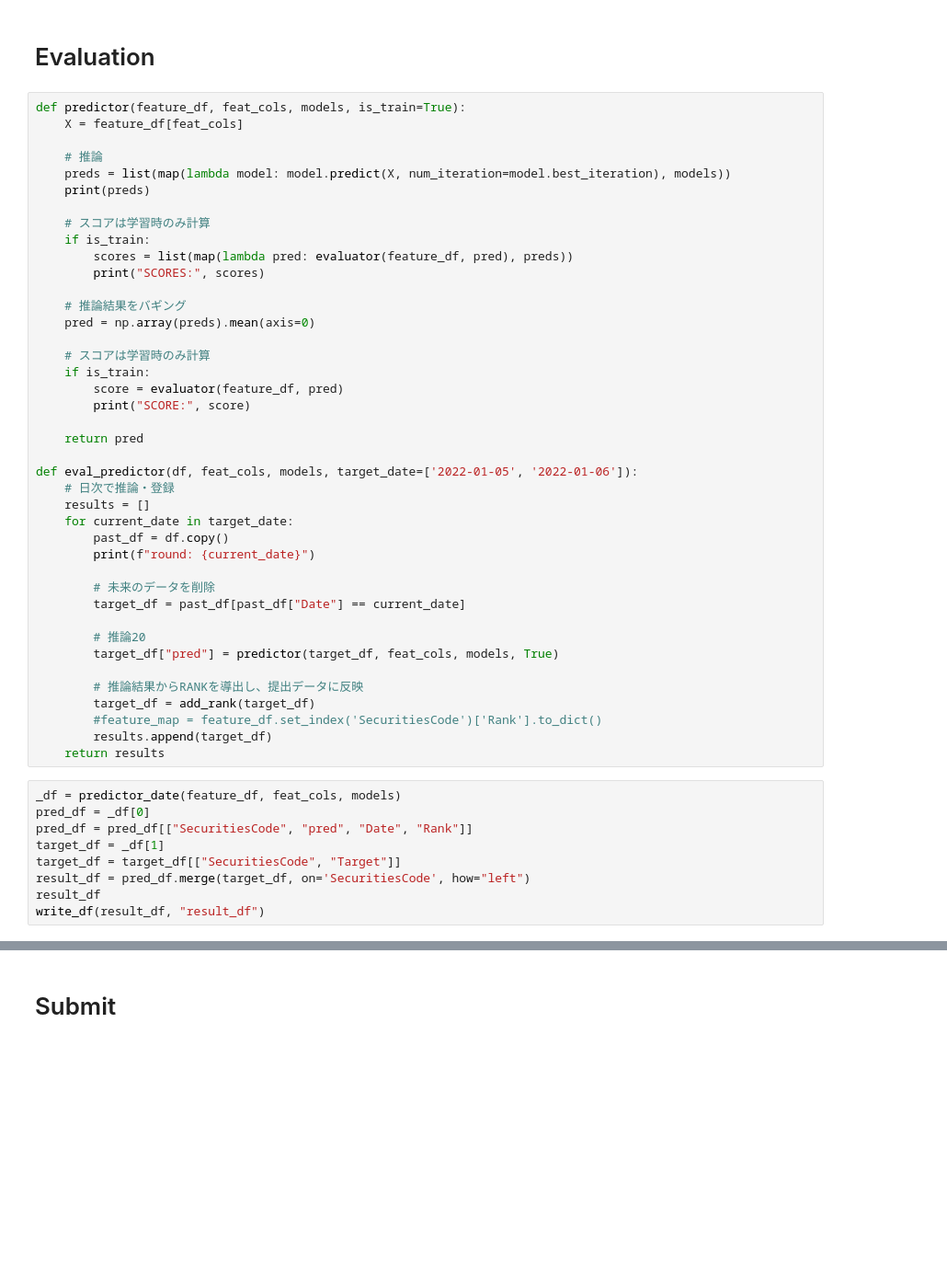
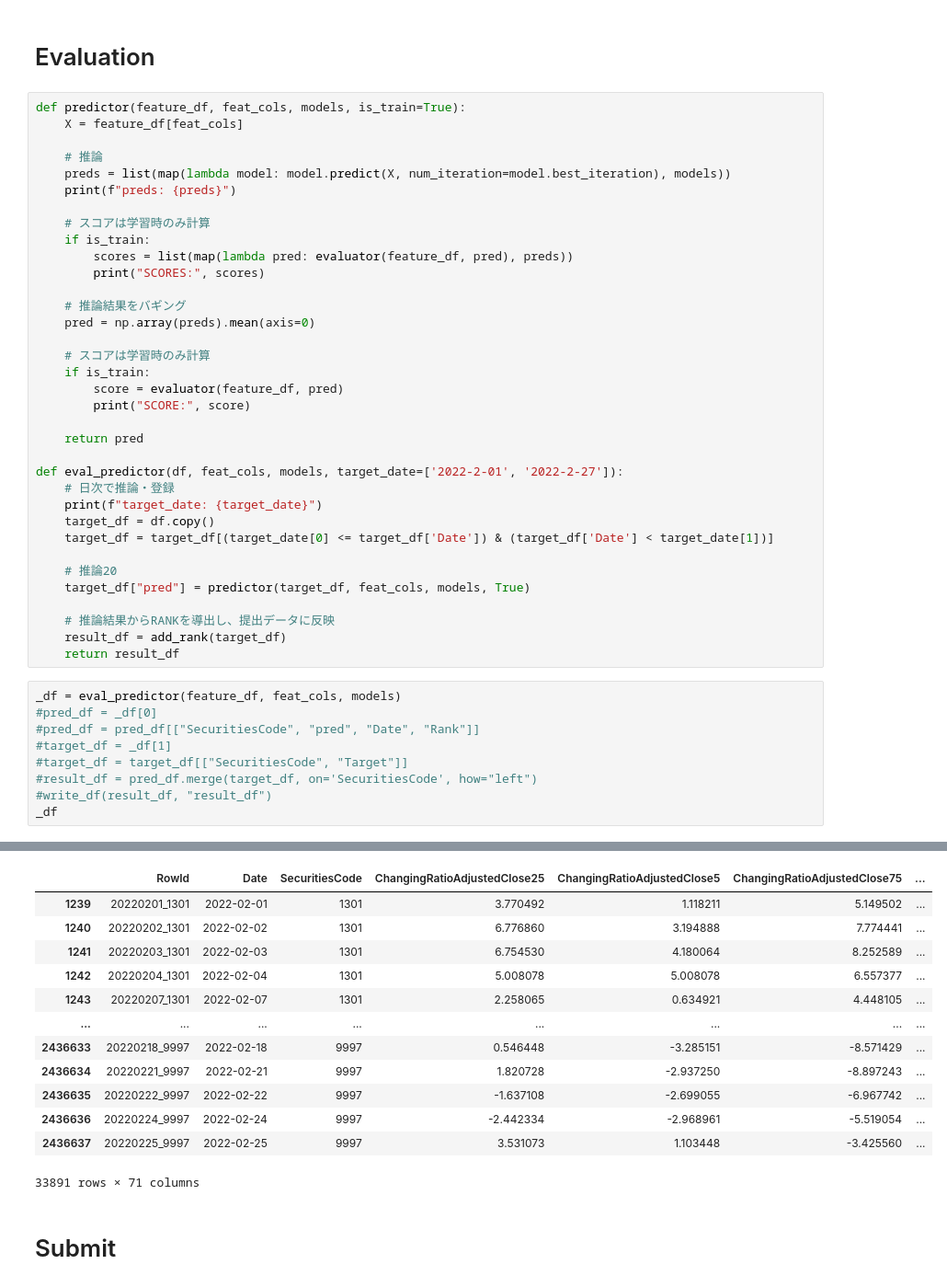
Before and after one commit to rv-rescala/catsfin, a Jupyter notebook: machine-of-jpx-prediction-apple.ipynb, the cells around one changed output, grey strips where cells are left out. Shown at 92% size. Drawn from its saved outputs; the diff is of its cells as text; blank space fills up the shorter version.

```diff
--- a/machine-of-jpx-prediction-apple.ipynb
+++ b/machine-of-jpx-prediction-apple.ipynb
@@ -605,7 +483,7 @@ def predictor(feature_df, feat_cols, models, is_train=True):
 
     # 推論
     preds = list(map(lambda model: model.predict(X, num_iteration=model.best_iteration), models))
-    print(preds)
+    print(f"preds: {preds}")
 
     # スコアは学習時のみ計算
     if is_train:
@@ -622,30 +500,25 @@ def predictor(feature_df, feat_cols, models, is_train=True):
 
     return pred
 
-def eval_predictor(df, feat_cols, models, target_date=['2022-01-05', '2022-01-06']):
+def eval_predictor(df, feat_cols, models, target_date=['2022-2-01', '2022-2-27']):
     # 日次で推論・登録
-    results = []
-    for current_date in target_date:
-        past_df = df.copy()
-        print(f"round: {current_date}")
+    print(f"target_date: {target_date}")
+    target_df = df.copy()
+    target_df = target_df[(target_date[0] <= target_df['Date']) & (target_df['Date'] < target_date[1])]
 
-        # 未来のデータを削除
-        target_df = past_df[past_df["Date"] == current_date]
+    # 推論20
+    target_df["pred"] = predictor(target_df, feat_cols, models, True)
 
-        # 推論20
-        target_df["pred"] = predictor(target_df, feat_cols, models, True)
-
-        # 推論結果からRANKを導出し、提出データに反映
-        target_df = add_rank(target_df)
-        #feature_map = feature_df.set_index('SecuritiesCode')['Rank'].to_dict()
-        results.append(target_df)
-    return results
+    # 推論結果からRANKを導出し、提出データに反映
+    result_df = add_rank(target_df)
+    return result_df
 # %%
-_df = predictor_date(feature_df, feat_cols, models)
-pred_df = _df[0]
-pred_df = pred_df[["SecuritiesCode", "pred", "Date", "Rank"]]
-target_df = _df[1]
-target_df = target_df[["SecuritiesCode", "Target"]]
-result_df = pred_df.merge(target_df, on='SecuritiesCode', how="left")
-result_df
-write_df(result_df, "result_df")
+_df = eval_predictor(feature_df, feat_cols, models)
+#pred_df = _df[0]
+#pred_df = pred_df[["SecuritiesCode", "pred", "Date", "Rank"]]
+#target_df = _df[1]
+#target_df = target_df[["SecuritiesCode", "Target"]]
+#result_df = pred_df.merge(target_df, on='SecuritiesCode', how="left")
+#write_df(result_df, "result_df")
+_df
+# %% [output]
@@ -652,3 +536,16 @@ write_df(result_df, "result_df")
+|  | RowId | Date | SecuritiesCode | ChangingRatioAdjustedClose25 | ChangingRatioAdjustedClose5 | ChangingRatioAdjustedClose75 | ... |
+| 1239 | 20220201_1301 | 2022-02-01 | 1301 | 3.770492 | 1.118211 | 5.149502 | ... |
+| 1240 | 20220202_1301 | 2022-02-02 | 1301 | 6.776860 | 3.194888 | 7.774441 | ... |
+| 1241 | 20220203_1301 | 2022-02-03 | 1301 | 6.754530 | 4.180064 | 8.252589 | ... |
+| 1242 | 20220204_1301 | 2022-02-04 | 1301 | 5.008078 | 5.008078 | 6.557377 | ... |
+| 1243 | 20220207_1301 | 2022-02-07 | 1301 | 2.258065 | 0.634921 | 4.448105 | ... |
+| ... | ... | ... | ... | ... | ... | ... | ... |
+| 2436633 | 20220218_9997 | 2022-02-18 | 9997 | 0.546448 | -3.285151 | -8.571429 | ... |
+| 2436634 | 20220221_9997 | 2022-02-21 | 9997 | 1.820728 | -2.937250 | -8.897243 | ... |
+| 2436635 | 20220222_9997 | 2022-02-22 | 9997 | -1.637108 | -2.699055 | -6.967742 | ... |
+| 2436636 | 20220224_9997 | 2022-02-24 | 9997 | -2.442334 | -2.968961 | -5.519054 | ... |
+| 2436637 | 20220225_9997 | 2022-02-25 | 9997 | 3.531073 | 1.103448 | -3.425560 | ... |
+33891 rows × 71 columns
 # %% [markdown]
 # Submit
 # %%
```
Also changed, not shown: parts of 6 cells of this notebook.
